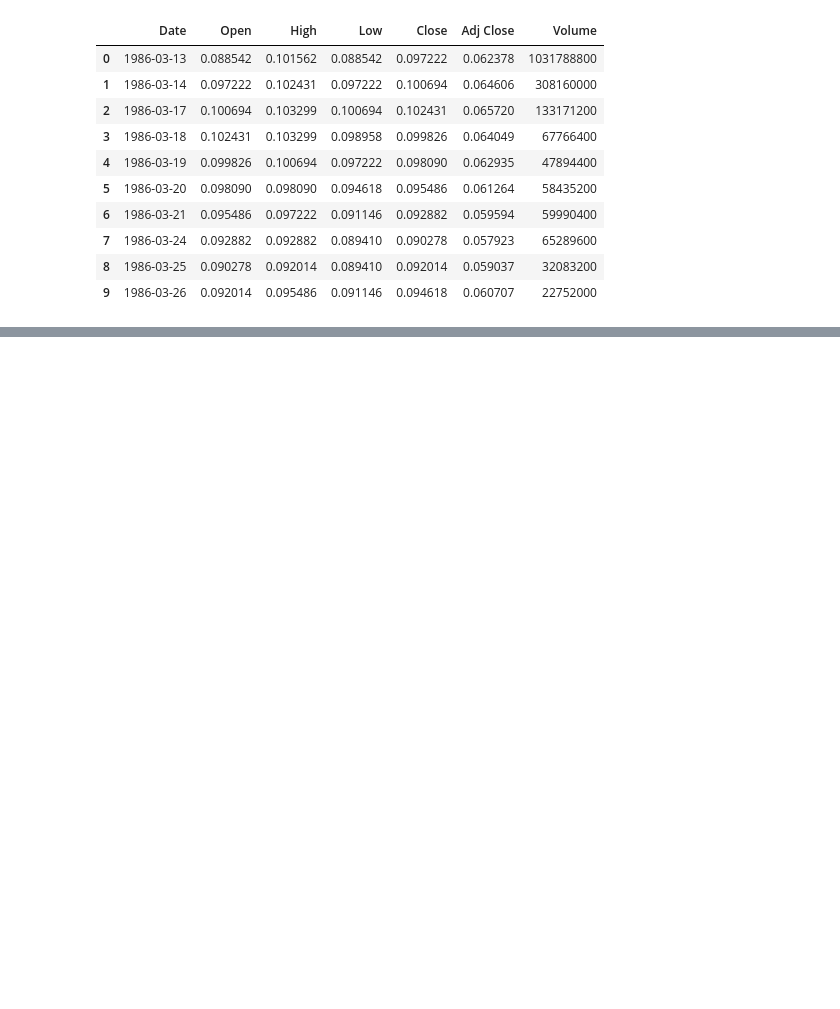
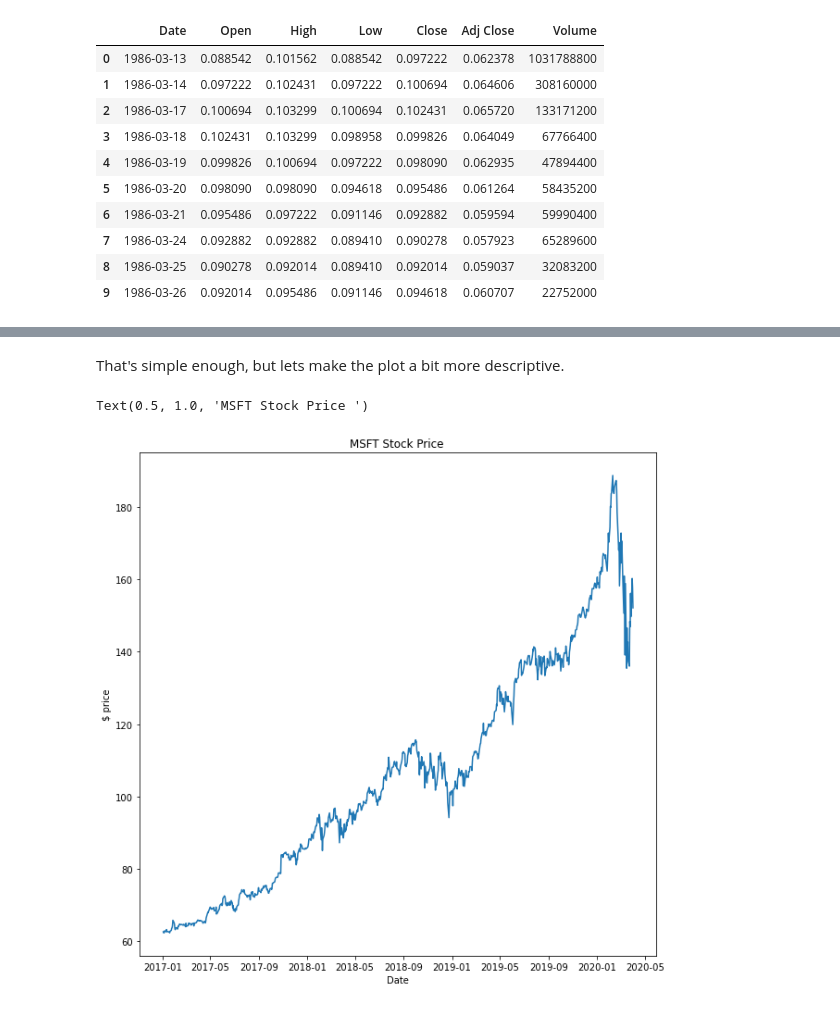
Before and after one commit to aamodini/trading-visualization, a Jupyter notebook: example.ipynb, the cells around one changed output, grey strips where cells are left out. Drawn from its saved outputs; the diff is of its cells as text; code cells hidden in the pictures; blank space fills up the shorter version.

```diff
--- a/example.ipynb
+++ b/example.ipynb
@@ -40,0 +140,11 @@ Solution: Plot those point on a graph and just look at the price fluctions.
+# %% [markdown]
+That's simple enough, but lets make the plot a bit more descriptive.
+# %%
+plt.figure(figsize=(10,10)) # this defines the shape of the plot
+plt.plot(df['Date'], df['Close']) # what you're actually plotting. This is what generates the plot image
+plt.xlabel("Date") # x axis label
+plt.ylabel("$ price") # y axis label
+plt.title("MSFT Stock Price ") # plot title
+# %% [output]
+Text(0.5, 1.0, 'MSFT Stock Price ')
+[figure, added]
```
Also changed, not shown: parts of 22 cells of this notebook, 1 other file.
